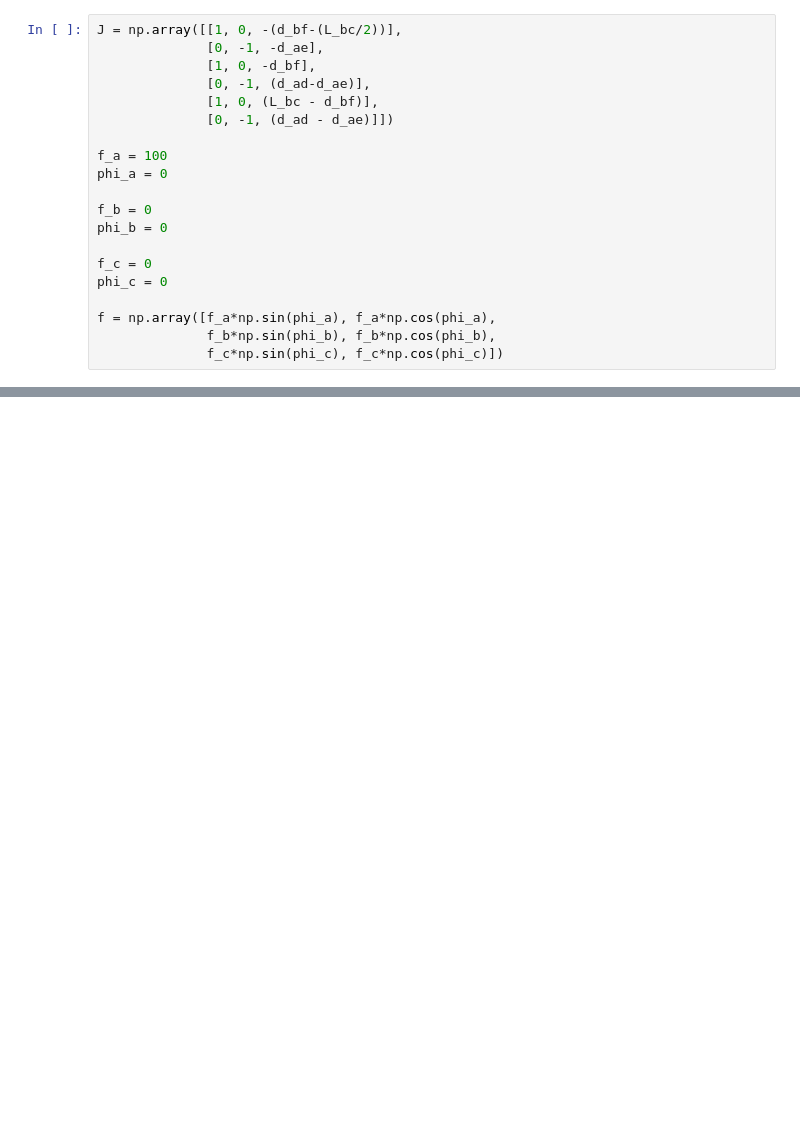
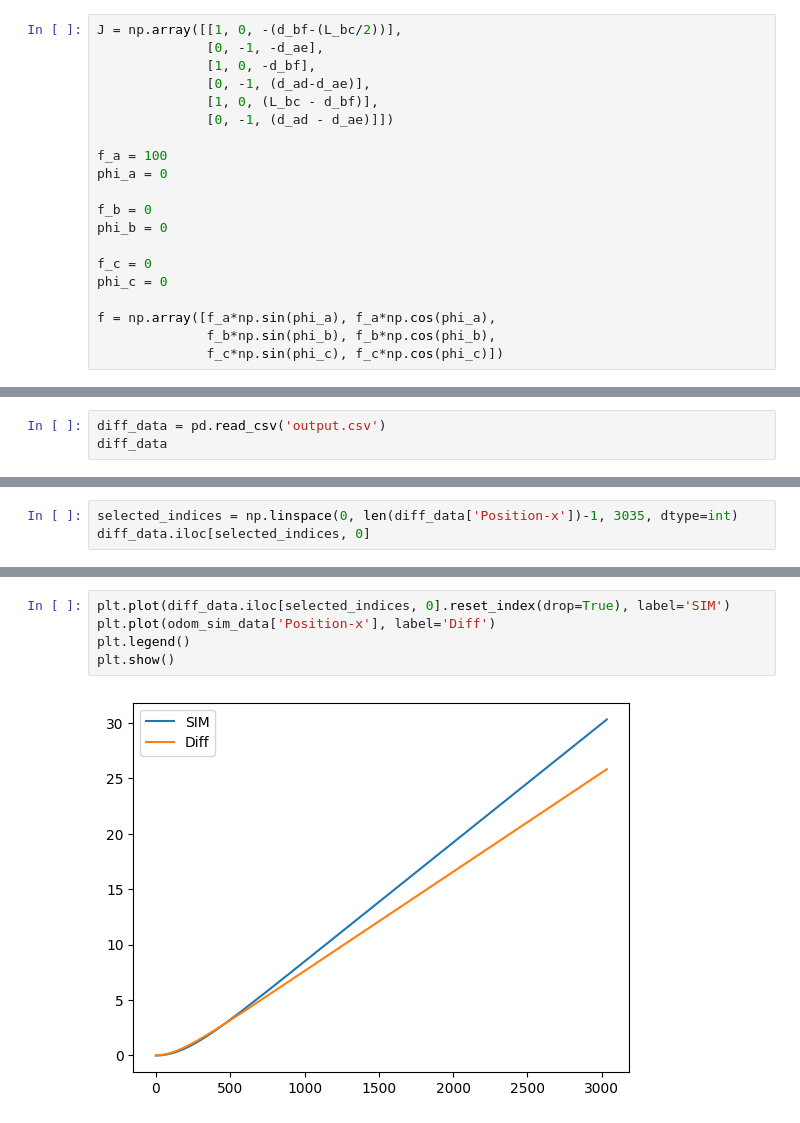
Before and after one commit to g-poulos/usv_controller, a Jupyter notebook: sim_scripts/test.ipynb, the cells around one changed output, grey strips where cells are left out. Saved outputs shown, nothing was run; the diff lists cells and outputs as text; blank space fills up the shorter version.

Commit message:
Reading from mcap and diff_calc to compare plots

```diff
--- a/sim_scripts/test.ipynb
+++ b/sim_scripts/test.ipynb
@@ -85,0 +152,3 @@ array([33.33333333,  0.        , 33.33333333,  0.        , 33.33333333,
+# %%
+diff_data = pd.read_csv('output.csv')
+diff_data
@@ -85,0 +169,3 @@ array([33.33333333,  0.        , 33.33333333,  0.        , 33.33333333,
+# %%
+selected_indices = np.linspace(0, len(diff_data['Position-x'])-1, 3035, dtype=int)
+diff_data.iloc[selected_indices, 0]
@@ -85,0 +200,7 @@ array([33.33333333,  0.        , 33.33333333,  0.        , 33.33333333,
+# %%
+plt.plot(diff_data.iloc[selected_indices, 0].reset_index(drop=True), label='SIM')
+plt.plot(odom_sim_data['Position-x'], label='Diff')
+plt.legend()
+plt.show()
+# %% [output]
+[figure, added]
```
Also changed, not shown: parts of 19 cells of this notebook.
